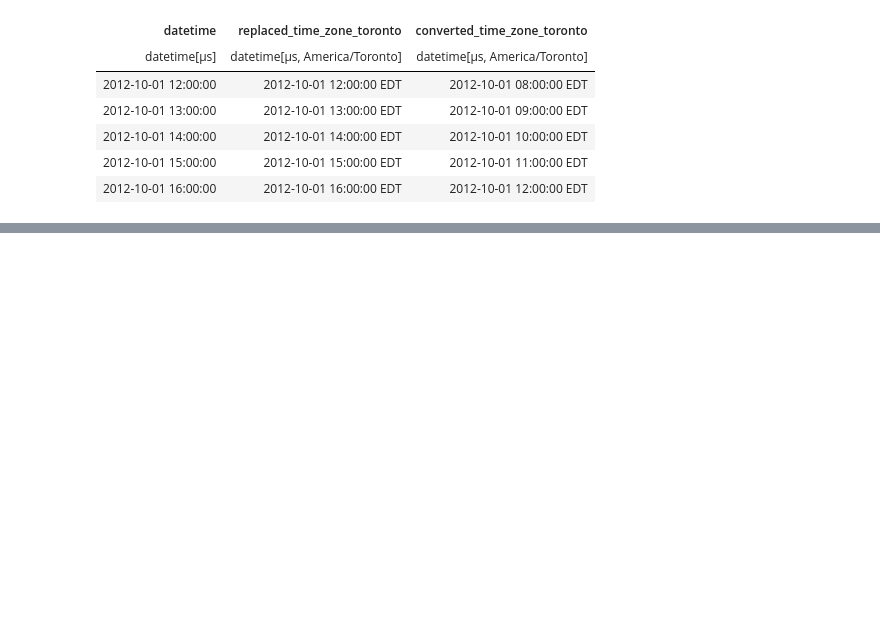
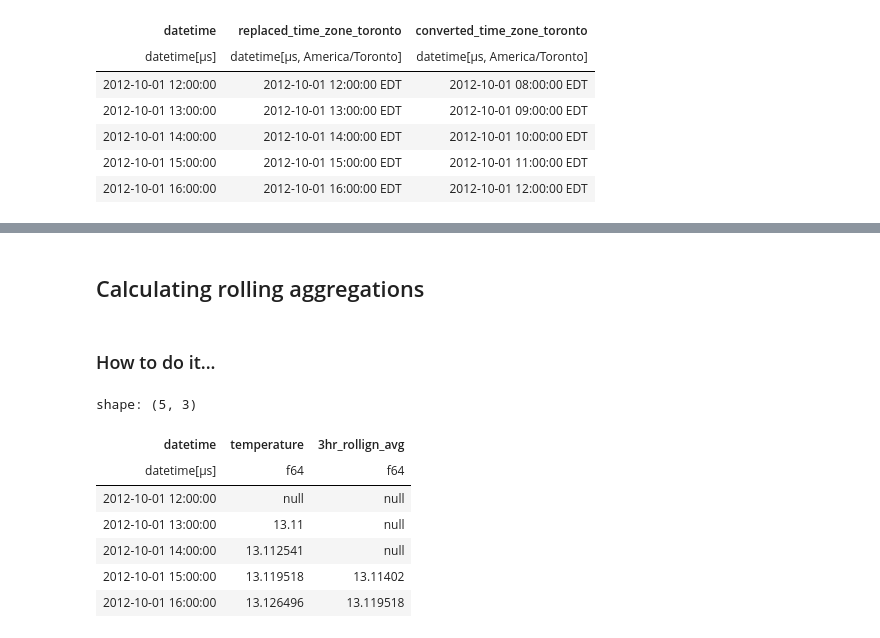
Before and after one commit to PacktPublishing/Polars-Cookbook, a Jupyter notebook: Chapter09/ch09.ipynb, the cells around one changed output, grey strips where cells are left out. Cells and saved outputs as stored; diff of their text form; code cells hidden in the pictures; blank space fills up the shorter version.

```diff
--- a/Chapter09/ch09.ipynb
+++ b/Chapter09/ch09.ipynb
@@ -158,0 +183,24 @@ shape: (5, 3)
+# %% [markdown]
+## Calculating rolling aggregations
+# %% [markdown]
+### How to do it...
+# %%
+(
+    lf
+    .select(
+        'datetime',
+        'temperature',
+        pl.col('temperature').rolling_mean(3).alias('3hr_rollign_avg')
+    )
+    .head()
+    .collect()
+)
+# %% [output]
+shape: (5, 3)
+| datetime | temperature | 3hr_rollign_avg |
+| datetime[μs] | f64 | f64 |
+| 2012-10-01 12:00:00 | null | null |
+| 2012-10-01 13:00:00 | 13.11 | null |
+| 2012-10-01 14:00:00 | 13.112541 | null |
+| 2012-10-01 15:00:00 | 13.119518 | 13.11402 |
+| 2012-10-01 16:00:00 | 13.126496 | 13.119518 |
```
Also changed, not shown: parts of 9 cells of this notebook.
